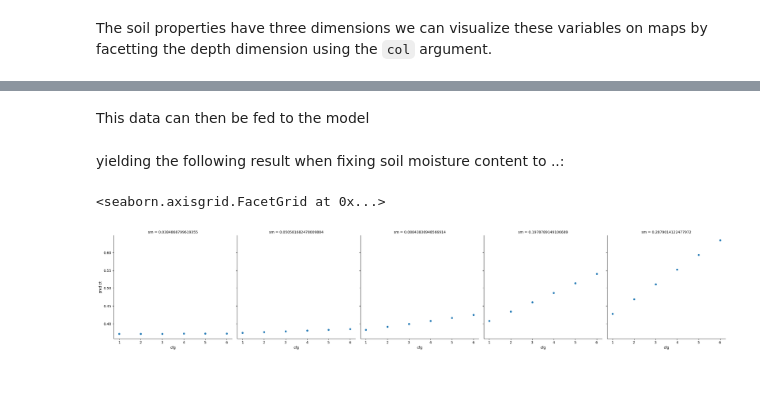
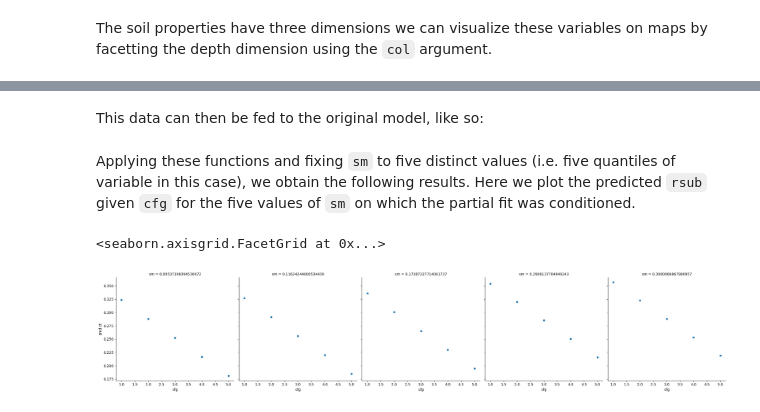
Before and after one commit to MartinSchobben/big_eo_models, a Jupyter notebook: 01_multiple-regression.ipynb, the cells around one changed output, grey strips where cells are left out. Drawn from its saved outputs; the diff is of its cells as text; code cells hidden in the pictures; blank space fills up the shorter version.

```diff
--- a/01_multiple-regression.ipynb
+++ b/01_multiple-regression.ipynb
@@ -24,5 +32,5 @@ import seaborn as sns
 # %%
-soil_df = dd.read_parquet("data/S1_ERA5L_CRRL/CRRL-SIG0-ERA5L/V1M0R1/EQUI7_OC020M")
+soil_df = dd.read_parquet("/data/rsub-slga-era5/S1_ERA5L_CRRL/CRRL-SIG0-ERA5L/V1M0R1/EQUI7_OC020M")
 soil_df
 # %% [output]
 Dask DataFrame Structure:
@@ -94,5 +111,5 @@ For this exercise we will onl;y use the upper depth interval of the soil propert
 # %%
-soil_df = soil_df[soil_df.depth=="000_005"]
+soil_df = soil_df[soil_df.depth==0]
 soil_df
 # %% [output]
 Dask DataFrame Structure:
@@ -174,2 +197,3 @@ Fitting the model to X and y gives as expected three coefficients
 # %%
-dask_fit = dask_model.fit(soil_df[EXP_VARIABLES], soil_df[RES_VARIABLE])
+for i in range(10):
+   dask_model.partial_fit(soil_df[EXP_VARIABLES], soil_df[RES_VARIABLE])
@@ -202,0 +208,6 @@ Let's nop construct predictor effects plots with partial fits of the regression
+# %%
+predict = dask_model.predict(soil_df[EXP_VARIABLES]).persist()
+soil_df["predict"] = predict
+truth = soil_df[RES_VARIABLE].to_dask_array().persist()
+soil_df.persist()
+dsshow(soil_df, ds.Point('rsub', 'predict'), norm='eq_hist', cmap="inferno_r", x_range=[-1,1], y_range=[-1,1])
@@ -210,7 +230,7 @@ def make_new_data(target, fixed):
         df[name] = np.repeat(value, repeats=50)
     return df
 # %% [markdown]
-This data can then be fed to the model
+This data can then be fed to the original model, like so:
 # %%
 def partial_fit_(target, fixed, model, interactions):
     new_df = make_new_data(target, fixed)
@@ -224,22 +244,22 @@ def partial_fit(target, fixed, model, interactions):
     for i in list(*fixed.values()):
         fitted_data.append(partial_fit_(target, {list(fixed.keys())[0]: i}, model, interactions))
     return pd.concat(fitted_data)
-# %% [markdown]
-yielding the following result when fixing soil moisture content to ..:
+# %% [markdown]
+Applying these functions and fixing `sm` to five distinct values (i.e. five quantiles of variable in this case), we obtain the following results. Here we plot the predicted `rsub` given `cfg` for the five values of `sm` on which the partial fit was conditioned.
 # %%
 partial_sm = partial_fit(
     {"cfg": (soil_df["cfg"].min().compute(), soil_df["cfg"].max().compute())},
     {"sm": np.quantile(soil_df["sm"], [0.05, 0.25, 0.5, 0.75, 0.95])},
-    dask_fit,
+    dask_model,
     [("sm", "cfg")]
 )
 
 sns.relplot(
     data=partial_sm,
     x="cfg",
     y="predict",
     col="sm",
 )
 # %% [output]
 <seaborn.axisgrid.FacetGrid at 0x...>
-[figure, old version]
+[figure, new version]
```
Also changed, not shown: parts of 35 cells of this notebook, 1 other file.
